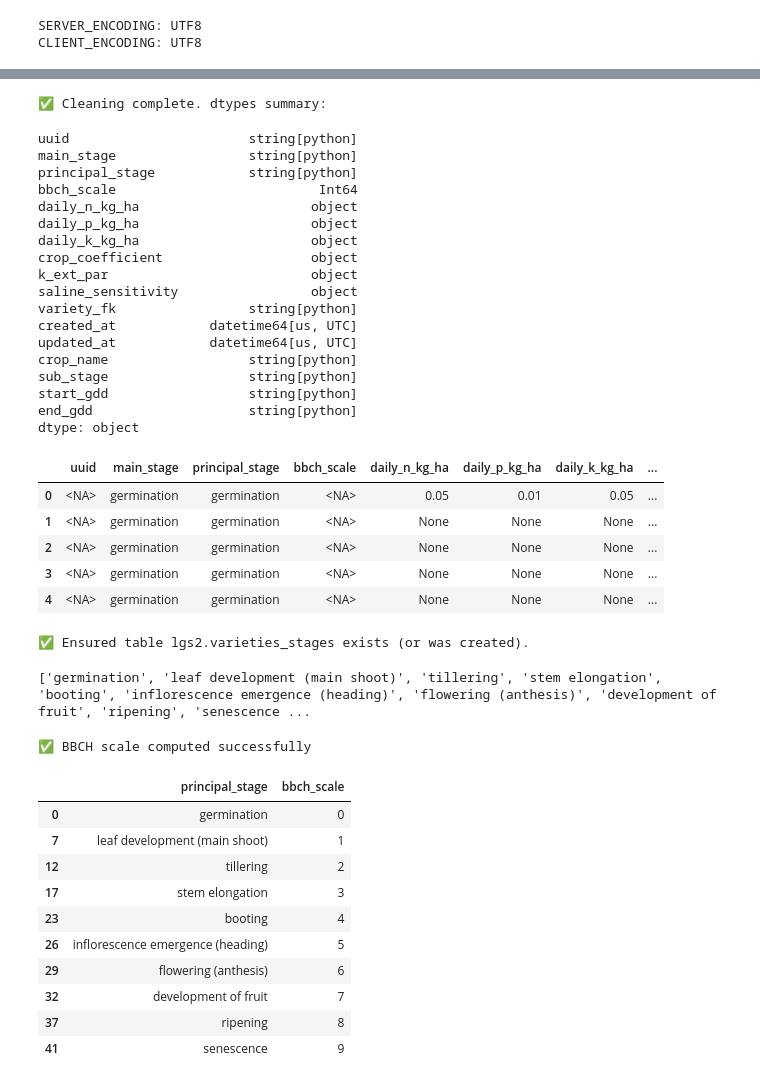
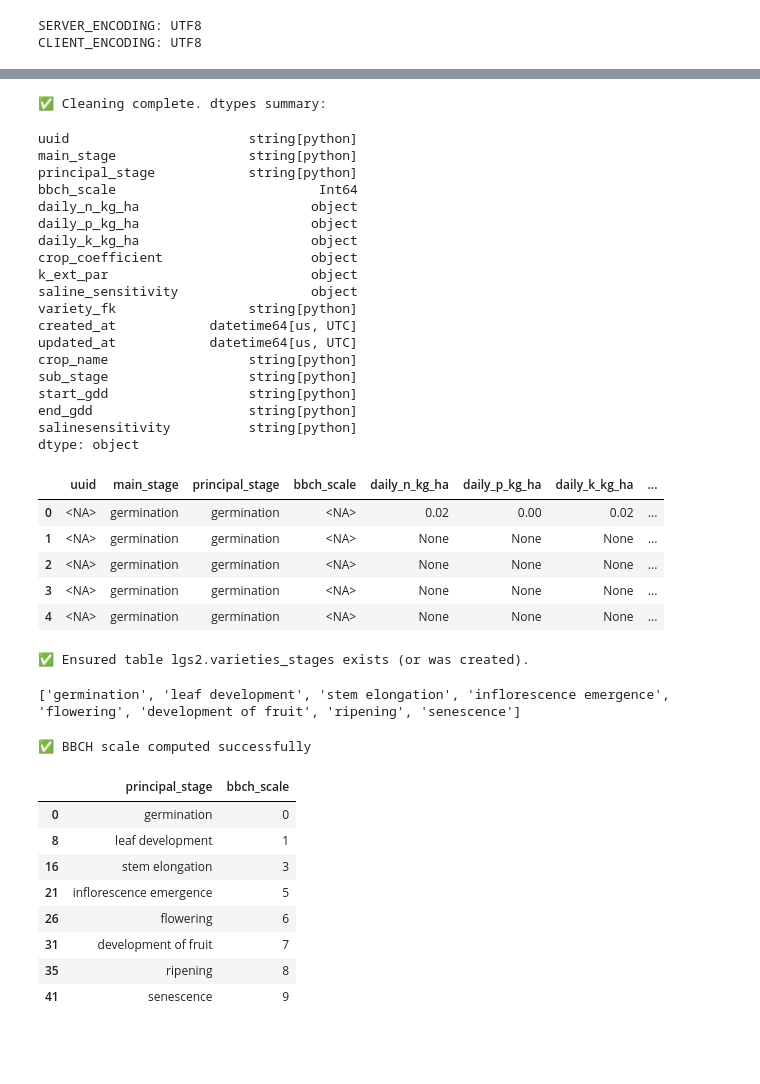
Before and after one commit to Agronomic-zarat-bahal-kissan-khoshal/data-into-db, a Jupyter notebook: lgs 2.0/variety_stages_from_variety_data.ipynb, the cells around one changed output, grey strips where cells are left out. Drawn from its saved outputs; the diff is of its cells as text; code cells hidden in the pictures; blank space fills up the shorter version.

```diff
--- a/lgs 2.0/variety_stages_from_variety_data.ipynb
+++ b/lgs 2.0/variety_stages_from_variety_data.ipynb
@@ -77,14 +77,19 @@ from pathlib import Path
 PG_USER = "postgres"
 PG_PASS = "greenage"
 PG_HOST = "localhost"
+# PG_HOST = "192.168.100.17"
+# PG_USER = "agronomics"
+# PG_PASS = "Agronomics/psql!!!"
+# PG_HOST = "172.16.10.7"
 PG_PORT = 5432
 PG_DB   = "moin_weather"   # make sure DB is UTF8
+# PG_DB   = "agronomics_weather_data"   # make sure DB is UTF8
 PG_SCHEMA = "lgs2"
 TABLE_NAME = "varieties_stages"
 
 # Excel source
-EXCEL_PATH = Path(r"./Variety Data V5.0 (2).xlsx")
-SHEET_NAME = "Wheat"
+EXCEL_PATH = Path(r"./Variety Data V5.0 (4).xlsx")
+SHEET_NAME = "Sunflower"
 USECOLS    = "A:L"     # adjust if needed
 HEADER_ROW = 0          # Excel row 4 -> pandas header=3 (0-indexed)
 
@@ -316,9 +321,10 @@ crop_name                  string[python]
 sub_stage                  string[python]
 start_gdd                  string[python]
 end_gdd                    string[python]
+salinesensitivity          string[python]
 dtype: object
 |  | uuid | main_stage | principal_stage | bbch_scale | daily_n_kg_ha | daily_p_kg_ha | daily_k_kg_ha | ... |
-| 0 | <NA> | germination | germination | <NA> | 0.05 | 0.01 | 0.05 | ... |
+| 0 | <NA> | germination | germination | <NA> | 0.02 | 0.00 | 0.02 | ... |
 | 1 | <NA> | germination | germination | <NA> | None | None | None | ... |
 | 2 | <NA> | germination | germination | <NA> | None | None | None | ... |
 | 3 | <NA> | germination | germination | <NA> | None | None | None | ... |
@@ -549,7 +555,7 @@ principal_stage_list = (
 
 print(principal_stage_list)
 # %% [output]
-['germination', 'leaf development (main shoot)', 'tillering', 'stem elongation', 'booting', 'inflorescence emergence (heading)', 'flowering (anthesis)', 'development of fruit', 'ripening', 'senescence ...
+['germination', 'leaf development', 'stem elongation', 'inflorescence emergence', 'flowering', 'development of fruit', 'ripening', 'senescence']
 # %%
 # --------------------------------------------------
 # BBCH mapping (ACTIVE – required)
@@ -562,46 +568,42 @@ ps_key = (
 )
 
 BBCH_MAP = {
     "germination": 0,
-    "leaf development (main shoot)": 1,
-    "tillering": 2,
+    "leaf development": 1,
     "stem elongation": 3,
-    "booting": 4,
-    "inflorescence emergence (heading)": 5,
-    "flowering (anthesis)": 6,
+    "inflorescence emergence": 5,
+    "flowering": 6,
     "development of fruit": 7,
     "ripening": 8,
     "senescence": 9,
 }
 
 data["bbch_scale"] = ps_key.map(BBCH_MAP).astype("Int64")
 
 # ---- validate ----
 missing = data["bbch_scale"].isna()
 if missing.any():
     unmapped = sorted(ps_key[missing].unique().tolist())
     raise ValueError(
         f"❌ Unmapped principal_stage values detected:\n{unmapped}"
     )
 
 print("✅ BBCH scale computed successfully")
 display(
     data[["principal_stage", "bbch_scale"]]
     .drop_duplicates()
     .sort_values("bbch_scale")
 )
 # %% [output]
 ✅ BBCH scale computed successfully
 |  | principal_stage | bbch_scale |
 | 0 | germination | 0 |
-| 7 | leaf development (main shoot) | 1 |
-| 12 | tillering | 2 |
-| 17 | stem elongation | 3 |
-| 23 | booting | 4 |
-| 26 | inflorescence emergence (heading) | 5 |
-| 29 | flowering (anthesis) | 6 |
-| 32 | development of fruit | 7 |
-| 37 | ripening | 8 |
+| 8 | leaf development | 1 |
+| 16 | stem elongation | 3 |
+| 21 | inflorescence emergence | 5 |
+| 26 | flowering | 6 |
+| 31 | development of fruit | 7 |
+| 35 | ripening | 8 |
 | 41 | senescence | 9 |
 # %%
 # --------------------------------------------------
```
Also changed, not shown: parts of 9 cells of this notebook, 4 other files.
